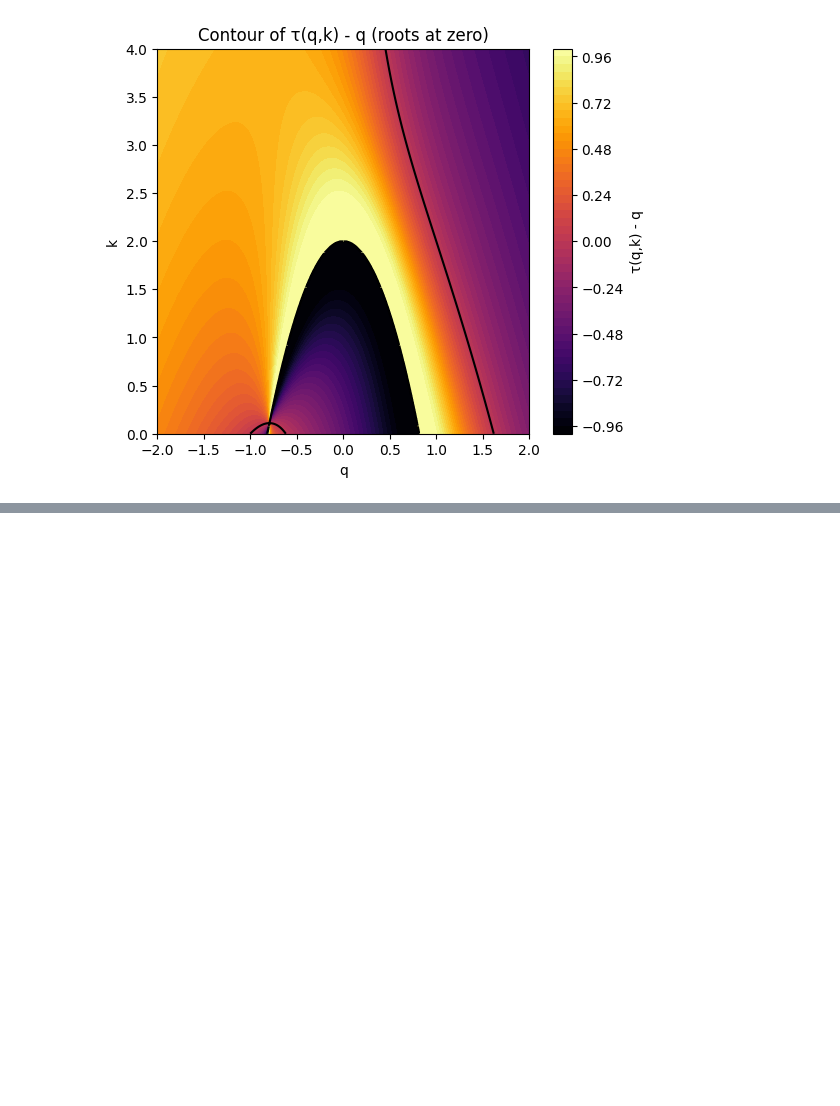
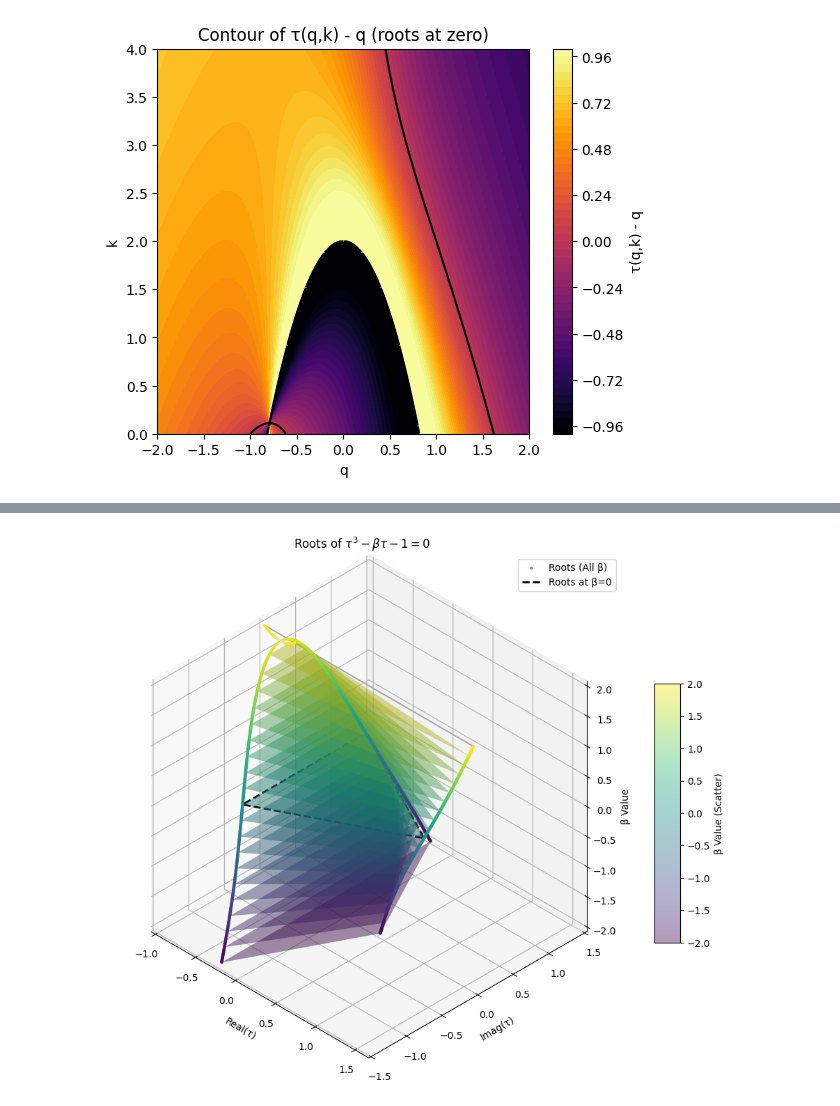
Before and after one commit to anthonyrisinger/riprompt, a Jupyter notebook: riprompt.ipynb, the cells around one changed output, grey strips where cells are left out. Drawn from its saved outputs; the diff is of its cells as text; code cells hidden in the pictures; blank space fills up the shorter version.

Commit message:
Add more prototypes to notebook.

```diff
--- a/riprompt.ipynb
+++ b/riprompt.ipynb
@@ -134,0 +222,86 @@ plt.show()
+# %%
+from matplotlib import tri
+import matplotlib.cm as cm
+
+def plot_roots_3d_notebook_refined(beta_min=-2, beta_max=2, num_betas=1001, scatter_size=5, surface_step=50, surface_alpha=0.45):
+    beta_values = np.linspace(beta_min, beta_max, num_betas)
+    beta_range = beta_max - beta_min
+
+    all_roots_real = []
+    all_roots_imag = []
+    all_betas_for_roots = []
+
+    fig = plt.figure(figsize=(10, 8))
+    ax = fig.add_subplot(111, projection='3d')
+    ax.set_proj_type('ortho')
+
+    for beta_val in beta_values:
+        coeffs = [1, 0, -beta_val, -1]
+        roots = np.roots(coeffs)
+        for root in roots:
+            all_roots_real.append(root.real)
+            all_roots_imag.append(root.imag)
+            all_betas_for_roots.append(beta_val)
+
+    scatter_plot = ax.scatter(all_roots_real, all_roots_imag, all_betas_for_roots,
+                              c=all_betas_for_roots, cmap='viridis',
+                              s=scatter_size, alpha=0.4, label='Roots (All β)')
+
+    surface_beta_indices = np.arange(0, num_betas, surface_step)
+    for idx in surface_beta_indices:
+        beta = beta_values[idx]
+        coeffs = [1, 0, -beta, -1]
+        roots = np.roots(coeffs)
+        real_r = np.array([r.real for r in roots])
+        imag_r = np.array([r.imag for r in roots])
+        discriminant = 4 * beta**3 - 27
+
+        beta_norm = (beta - beta_min) / beta_range if beta_range else 0.5
+        current_color = cm.viridis(beta_norm)
+
+        if discriminant > 0:
+            sorted_real_roots = np.sort(real_r)
+            for i in range(len(sorted_real_roots) -1):
+                 ax.plot([sorted_real_roots[i], sorted_real_roots[i+1]], [0,0], [beta,beta], color='darkgray')
+
+        else:
+            if len(real_r) == 3 and len(imag_r) == 3:
+                try:
+                    unique_pts = np.unique(np.column_stack((real_r, imag_r)), axis=0)
+                    if len(unique_pts) >= 3:
+                        triang = tri.Triangulation(unique_pts[:,0], unique_pts[:,1])
+                        ax.plot_trisurf(triang.x, triang.y, np.full(len(triang.x), beta),
+                                        color=current_color, alpha=surface_alpha,
+                                        linewidth=0.1, antialiased=True)
+                    elif len(unique_pts) > 0 :
+                        ax.plot(real_r, imag_r, beta, linestyle='-', marker='o', markersize=3, color=current_color, alpha=surface_alpha)
+
+                except Exception as e:
+                    ax.scatter(real_r, imag_r, beta, color=current_color, s=scatter_size*0.5, alpha=surface_alpha)
+
+    coeffs_hl = [1, 0, 0, -1]
+    roots_hl = np.roots(coeffs_hl)
+
+    if len(roots_hl) == 3:
+        real_hl = [r.real for r in roots_hl]
+        imag_hl = [r.imag for r in roots_hl]
+        plot_real_hl = real_hl + [real_hl[0]]
+        plot_imag_hl = imag_hl + [imag_hl[0]]
+        beta_hl_plane = [0] * len(plot_real_hl)
+        ax.plot(plot_real_hl, plot_imag_hl, beta_hl_plane, color='black', linestyle='--', linewidth=2, alpha=1.0, label=f'Roots at β=0')
+
+    ax.set_xlabel('Real(τ)')
+    ax.set_ylabel('Imag(τ)')
+    ax.set_zlabel('β Value')
+    ax.set_title('Roots of $\\tau^3 - \\beta \\tau - 1 = 0$')
+    ax.set_box_aspect((1,1,1))
+    ax.margins(x=0, y=0, z=0)
+    ax.view_init(*G45)
+    ax.legend()
+    fig.colorbar(scatter_plot, label='β Value (Scatter)', shrink=0.5, aspect=10)
+    plt.tight_layout()
+    plt.show()
+
+plot_roots_3d_notebook_refined()
+# %% [output]
+[figure, added]
```
Also changed, not shown: parts of 6 cells of this notebook.
